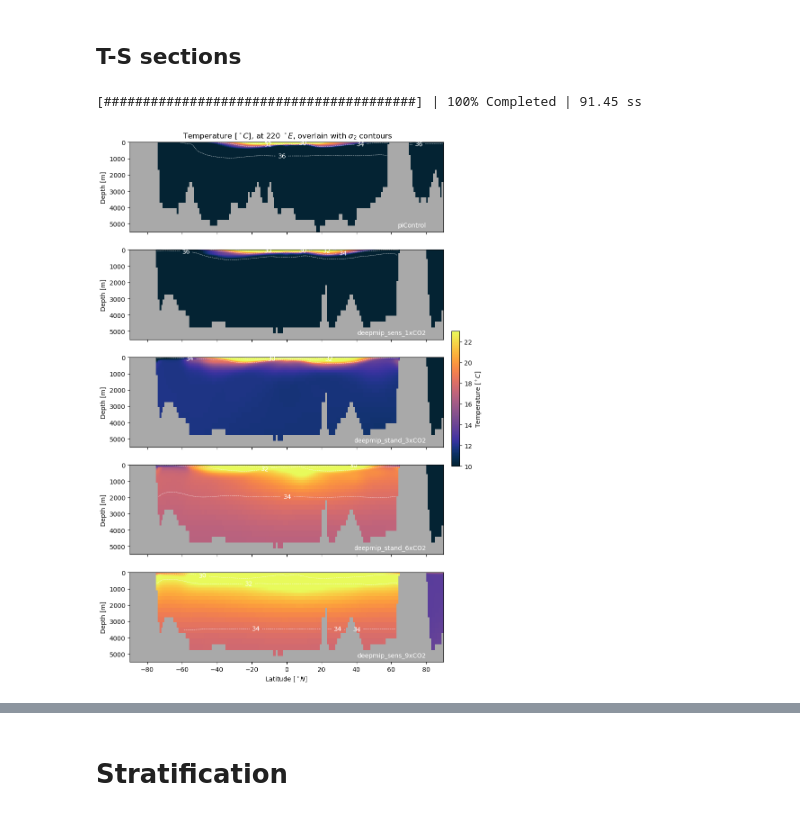
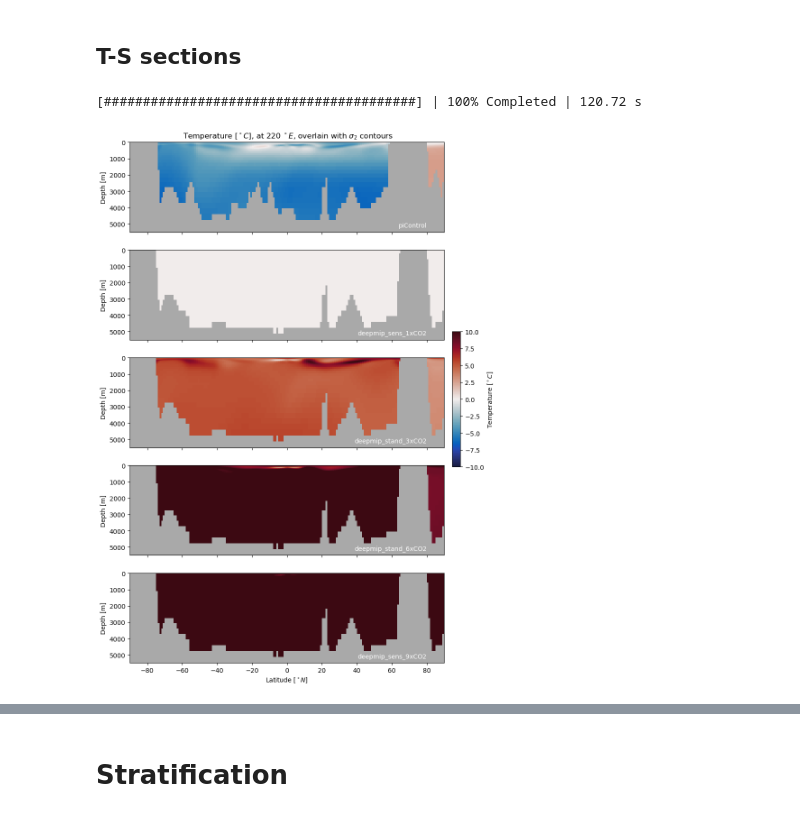
Before and after one commit to gmacgilchrist/oceanheatuptake, a Jupyter notebook: notebooks/draw_cesm_ocean.ipynb, the cells around one changed output, grey strips where cells are left out. Drawn from its saved outputs; the diff is of its cells as text; code cells hidden in the pictures.

```diff
--- a/notebooks/draw_cesm_ocean.ipynb
+++ b/notebooks/draw_cesm_ocean.ipynb
@@ -63,10 +64,8 @@ dsanom = ds-ds.sel(experiment='deepmip_sens_1xCO2')
 bathy = np.abs(ds.sel(experiment='deepmip_sens_1xCO2')['thetao']).cumsum('z').argmax('z').compute()
 # %% [markdown]
 ## T-S sections
-# %%
-experiments = ['piControl','deepmip_sens_1xCO2','deepmip_stand_3xCO2','deepmip_stand_6xCO2','deepmip_sens_9xCO2']
 # %%
-anomaly = False
+anomaly = True
 lon = 220
 if anomaly:
     dssec = dsanom.sel(x=lon,method='nearest')
@@ -76,7 +75,7 @@ else:
 with ProgressBar():
     dssec = dssec.compute()
 # %% [output]
-[########################################] | 100% Completed | 91.45 ss
+[########################################] | 100% Completed | 120.72 s
 # %%
 variable = 'thetao'
 if variable=='thetao':
@@ -91,35 +90,35 @@ elif variable=='so':
     clims = [33.5,36.3]
     cmap = cmocean.cm.haline
     if anomaly:
-        clims=[-4,4]
+        clims=[-2,2]
         cmap = cmocean.cm.balance
 
 cmap.set_bad(color='darkgrey')
 ne = len(experiments)
 fig,axarr = plt.subplots(figsize=(9,3*ne),nrows=ne)
 for i,experiment in enumerate(experiments):
     axnow = axarr[i]
     da = dssec.sel(experiment=experiment)[variable]
     sigma2 = dssec.sel(experiment=experiment)['sigma2']
     damask = np.ma.array(da,mask = np.isnan(da))
     im = axnow.pcolormesh(da['y'],da['z'],da,cmap=cmap)
     cs = axnow.contour(da['y'],da['z'],sigma2,[30,32,34,36],colors='w',linestyles='--',linewidths=0.5)
     axnow.clabel(cs)
     axnow.text(80,5200,experiment,color='w',ha='right',fontweight=12)
     axnow.invert_yaxis()
     axnow.set_ylabel(r'Depth [m]')
     if i==ne-1:
         axnow.set_xlabel(r'Latitude [$^\circ N$]')
     else:
         axnow.set_xticklabels([])
     im.set_clim(clims)
     if i==0:
         axnow.set_title(r' '+longname+', at '+str(lon)+' $^\circ E$, overlain with $\sigma_2$ contours')
 axc = fig.add_axes([0.92,0.4,0.02,0.2])
 cb = fig.colorbar(im,cax=axc)
 cb.set_label(longname)
 # %% [output]
-[figure, old version]
+[figure, new version]
 # %%
 variable = 'so'
 if variable=='thetao':
```
Also changed, not shown: parts of 9 cells of this notebook, 2 other files.
